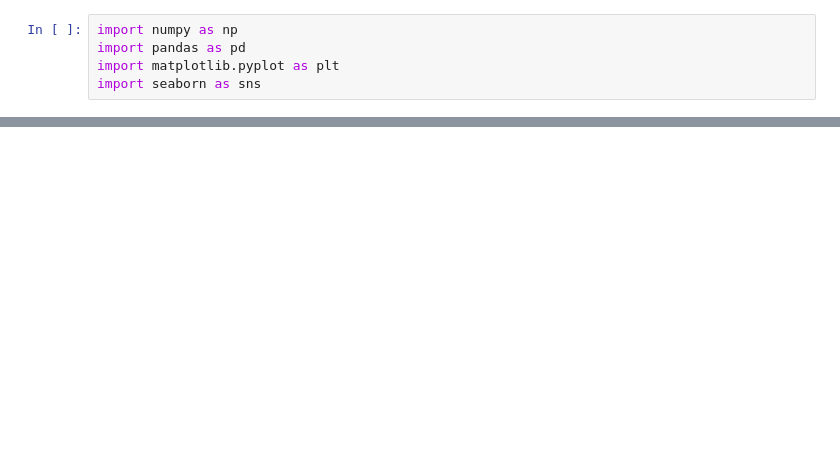
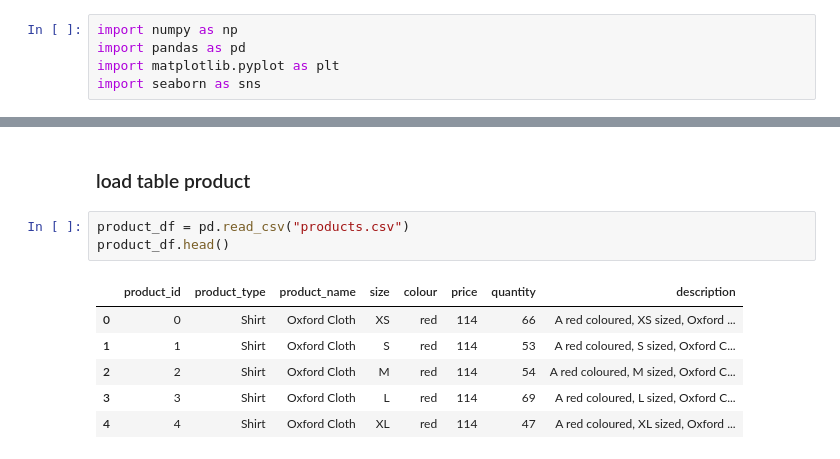
Before and after one commit to MrasyidN/DataAnalytic, a Jupyter notebook: dataWrangling/latihan.ipynb, the cells around one changed output, grey strips where cells are left out. Saved outputs shown, nothing was run; the diff lists cells and outputs as text; blank space fills up the shorter version.

```diff
--- a/dataWrangling/latihan.ipynb
+++ b/dataWrangling/latihan.ipynb
@@ -15,0 +47,12 @@ customers_df.head()
+# %% [markdown]
+### load table product
+# %%
+product_df = pd.read_csv("products.csv")
+product_df.head()
+# %% [output]
+|  | product_id | product_type | product_name | size | colour | price | quantity | description |
+| 0 | 0 | Shirt | Oxford Cloth | XS | red | 114 | 66 | A red coloured, XS sized, Oxford ... |
+| 1 | 1 | Shirt | Oxford Cloth | S | red | 114 | 53 | A red coloured, S sized, Oxford C... |
+| 2 | 2 | Shirt | Oxford Cloth | M | red | 114 | 54 | A red coloured, M sized, Oxford C... |
+| 3 | 3 | Shirt | Oxford Cloth | L | red | 114 | 69 | A red coloured, L sized, Oxford C... |
+| 4 | 4 | Shirt | Oxford Cloth | XL | red | 114 | 47 | A red coloured, XL sized, Oxford ... |
```
Also changed, not shown: parts of 45 cells of this notebook.
